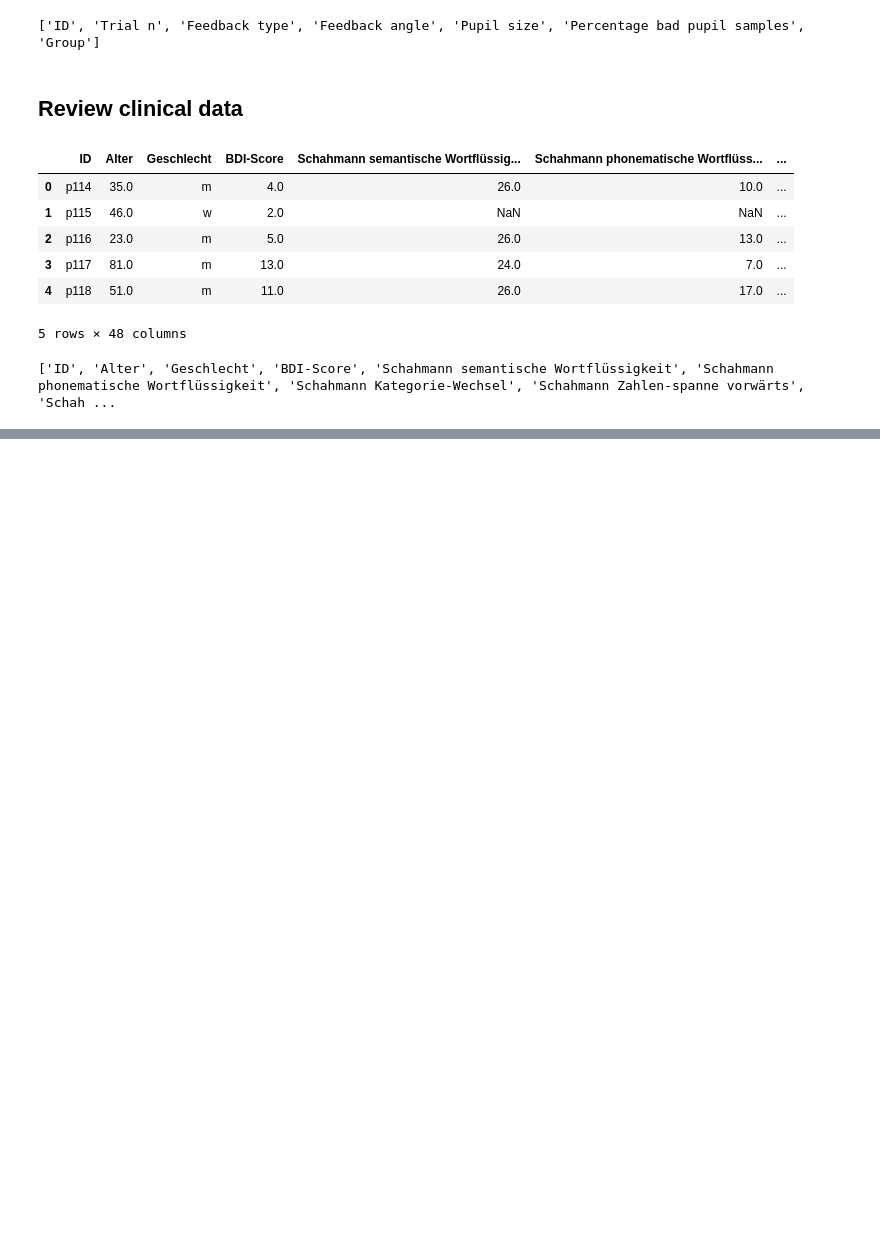
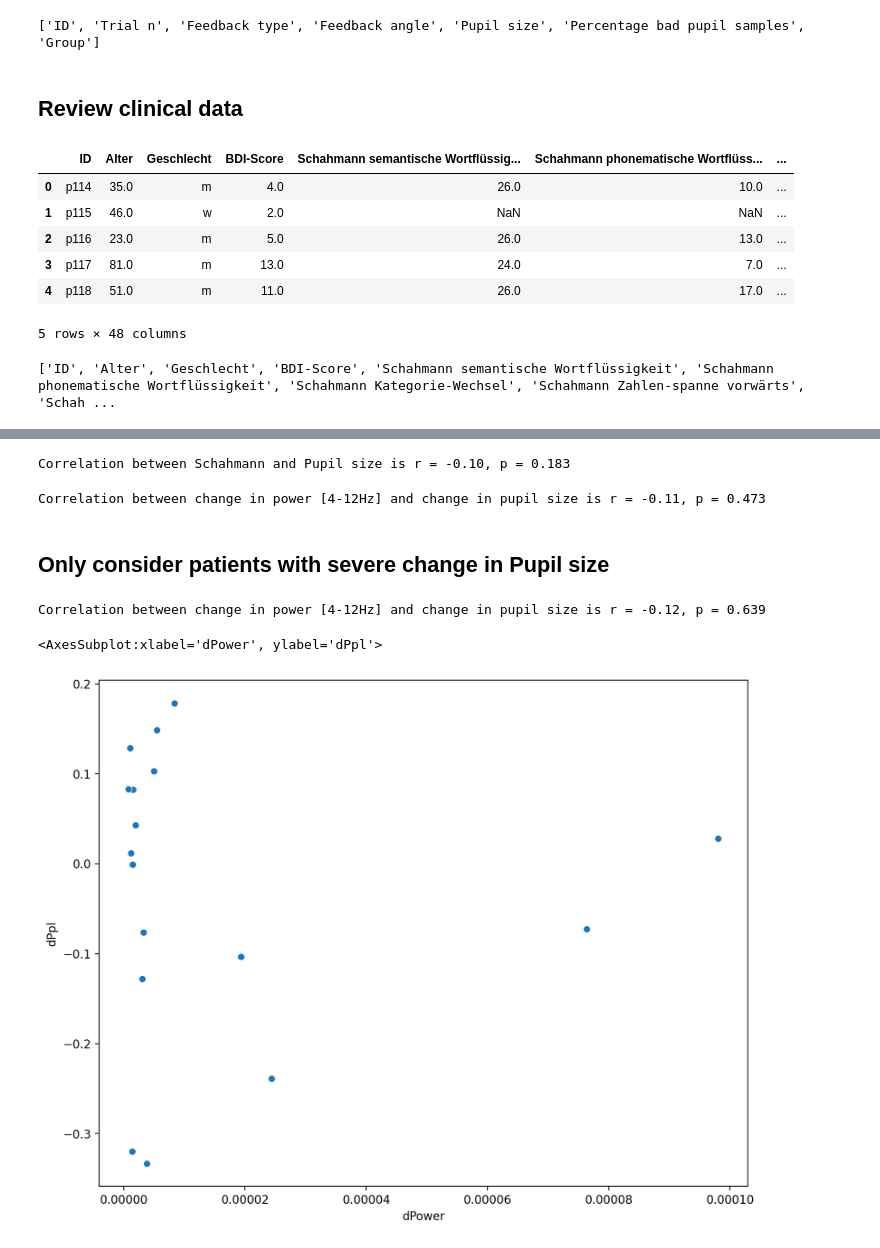
Before and after one commit to JuliusWelzel/tremor_feedback_jw, a Jupyter notebook: 05_scripts/ana04_behav.ipynb, the cells around one changed output, grey strips where cells are left out. Drawn from its saved outputs; the diff is of its cells as text; code cells hidden in the pictures; blank space fills up the shorter version.

```diff
--- a/05_scripts/ana04_behav.ipynb
+++ b/05_scripts/ana04_behav.ipynb
@@ -61,0 +119,7 @@ print(list(pat.columns))
+# %%
+full_set = all.merge(dat_gss)
+idx_pat = full_set.group == "p"
+
+pat = full_set[idx_pat]
+r, p = stats.spearmanr(pat["Alter"],pat["Power [4-12]"], nan_policy="omit")
+print(f"Correlation between age and power [4-12Hz] is r = {r:.2f}, p = {p:.3f} ")
@@ -61,0 +130,2 @@ print(list(pat.columns))
+# %%
+pat_all = pd.merge(pat,dat_pupil)
@@ -61,0 +152,30 @@ print(list(pat.columns))
+# %%
+r, p = stats.spearmanr(pat_all["Schahmann Gesamtwert Aufgaben"],pat_all["Pupil size"], nan_policy="omit")
+print(f"Correlation between Schahmann and Pupil size is r = {r:.2f}, p = {p:.3f} ")
+# %% [output]
+Correlation between Schahmann and Pupil size is r = -0.10, p = 0.183
+# %%
+
+diffs = pat_all.pivot_table(index=['ID','Group','Feedback type'],columns='Feedback angle',values=['Power [4-12]','Pupil size'],margins=False,aggfunc='mean').reset_index()
+diffs['dPower'] = diffs['Power [4-12]']['high']-diffs['Power [4-12]']['low']
+diffs['dPpl'] = diffs['Pupil size']['high']-diffs['Pupil size']['low']
+diffs['dPower'] = abs(diffs['dPower'])
+# %%
+r, p = stats.spearmanr(diffs["dPower"],diffs["dPpl"], nan_policy="omit")
+print(f"Correlation between change in power [4-12Hz] and change in pupil size is r = {r:.2f}, p = {p:.3f} ")
+# %% [output]
+Correlation between change in power [4-12Hz] and change in pupil size is r = -0.11, p = 0.473
+# %% [markdown]
+## Only consider patients with severe change in Pupil size
+# %%
+diffs["dPower"].describe()
+
+idx_cutoff_dPower = np.logical_and(diffs["dPower"] > (diffs["dPower"].mean() * .1 ), diffs["dPpl"] < .5)
+# %%
+r, p = stats.spearmanr(diffs["dPower"][idx_cutoff_dPower],diffs["dPpl"][idx_cutoff_dPower], nan_policy="omit")
+print(f"Correlation between change in power [4-12Hz] and change in pupil size is r = {r:.2f}, p = {p:.3f} ")
+sns.scatterplot(data=diffs[idx_cutoff_dPower], x="dPower", y="dPpl", palette="rocket")
+# %% [output]
+Correlation between change in power [4-12Hz] and change in pupil size is r = -0.12, p = 0.639
+<AxesSubplot:xlabel='dPower', ylabel='dPpl'>
+[figure, added]
```
Also changed, not shown: parts of 14 cells of this notebook, 8 other files.
